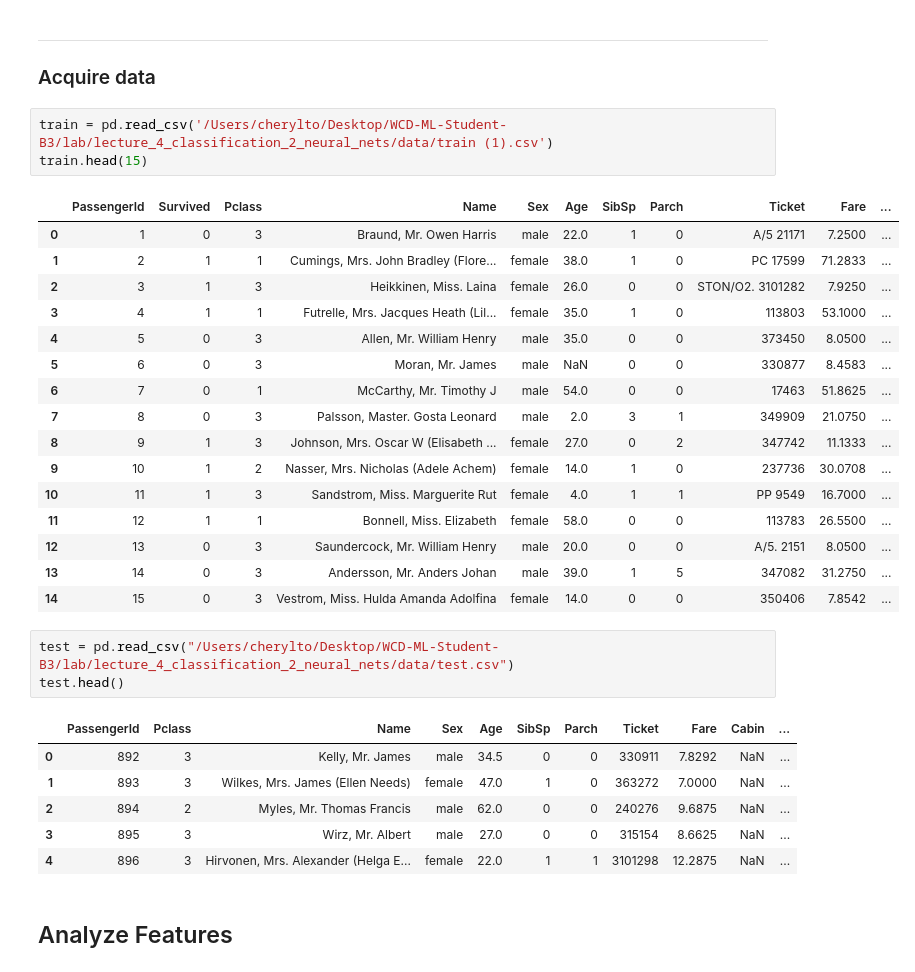
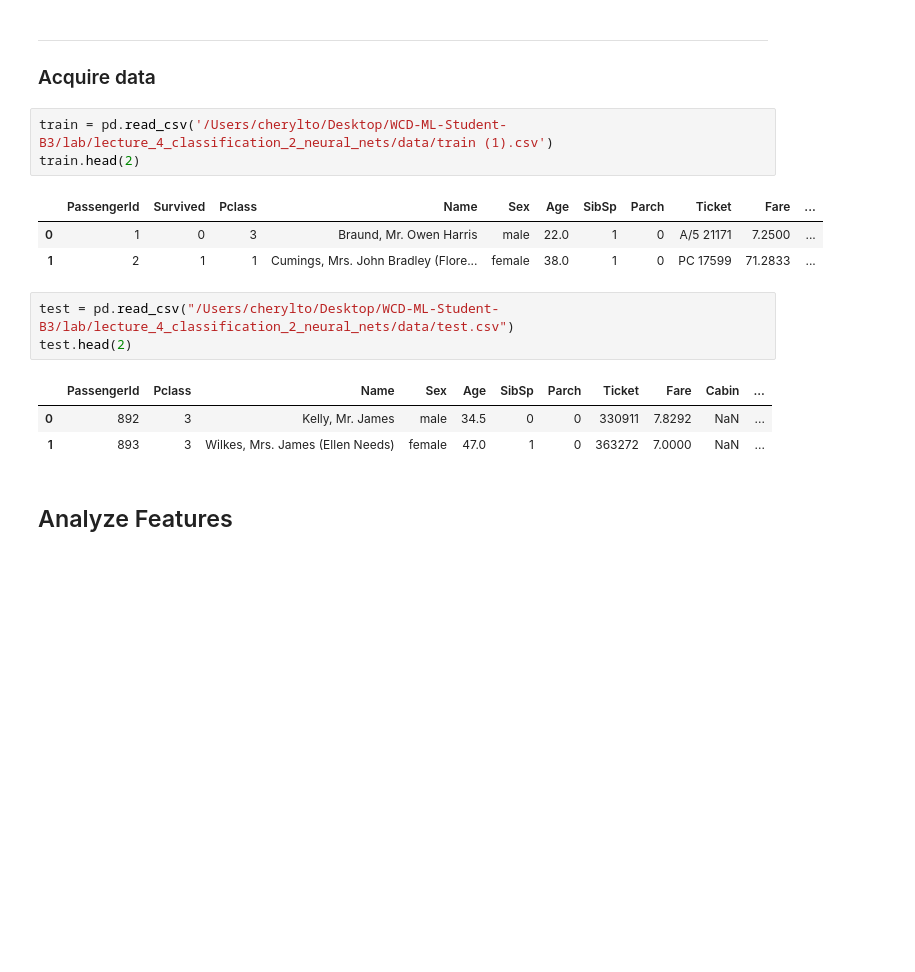
Before and after one commit to CherylTo/Titanic_WhyTheHeckNot-, a Jupyter notebook: Titanic_WhytheHeckNot!?.ipynb, the cells around one changed output. Drawn from its saved outputs; the diff is of its cells as text; blank space fills up the shorter version.

```diff
--- a/Titanic_WhytheHeckNot!?.ipynb
+++ b/Titanic_WhytheHeckNot!?.ipynb
@@ -42,34 +42,18 @@ from sklearn.linear_model import SGDClassifier
 ### Acquire data
 # %%
 train = pd.read_csv('/Users/cherylto/Desktop/WCD-ML-Student-B3/lab/lecture_4_classification_2_neural_nets/data/train (1).csv')
-train.head(15)
+train.head(2)
 # %% [output]
 |  | PassengerId | Survived | Pclass | Name | Sex | Age | SibSp | Parch | Ticket | Fare | ... |
 | 0 | 1 | 0 | 3 | Braund, Mr. Owen Harris | male | 22.0 | 1 | 0 | A/5 21171 | 7.2500 | ... |
 | 1 | 2 | 1 | 1 | Cumings, Mrs. John Bradley (Flore... | female | 38.0 | 1 | 0 | PC 17599 | 71.2833 | ... |
-| 2 | 3 | 1 | 3 | Heikkinen, Miss. Laina | female | 26.0 | 0 | 0 | STON/O2. 3101282 | 7.9250 | ... |
-| 3 | 4 | 1 | 1 | Futrelle, Mrs. Jacques Heath (Lil... | female | 35.0 | 1 | 0 | 113803 | 53.1000 | ... |
-| 4 | 5 | 0 | 3 | Allen, Mr. William Henry | male | 35.0 | 0 | 0 | 373450 | 8.0500 | ... |
-| 5 | 6 | 0 | 3 | Moran, Mr. James | male | NaN | 0 | 0 | 330877 | 8.4583 | ... |
-| 6 | 7 | 0 | 1 | McCarthy, Mr. Timothy J | male | 54.0 | 0 | 0 | 17463 | 51.8625 | ... |
-| 7 | 8 | 0 | 3 | Palsson, Master. Gosta Leonard | male | 2.0 | 3 | 1 | 349909 | 21.0750 | ... |
-| 8 | 9 | 1 | 3 | Johnson, Mrs. Oscar W (Elisabeth ... | female | 27.0 | 0 | 2 | 347742 | 11.1333 | ... |
-| 9 | 10 | 1 | 2 | Nasser, Mrs. Nicholas (Adele Achem) | female | 14.0 | 1 | 0 | 237736 | 30.0708 | ... |
-| 10 | 11 | 1 | 3 | Sandstrom, Miss. Marguerite Rut | female | 4.0 | 1 | 1 | PP 9549 | 16.7000 | ... |
-| 11 | 12 | 1 | 1 | Bonnell, Miss. Elizabeth | female | 58.0 | 0 | 0 | 113783 | 26.5500 | ... |
-| 12 | 13 | 0 | 3 | Saundercock, Mr. William Henry | male | 20.0 | 0 | 0 | A/5. 2151 | 8.0500 | ... |
-| 13 | 14 | 0 | 3 | Andersson, Mr. Anders Johan | male | 39.0 | 1 | 5 | 347082 | 31.2750 | ... |
-| 14 | 15 | 0 | 3 | Vestrom, Miss. Hulda Amanda Adolfina | female | 14.0 | 0 | 0 | 350406 | 7.8542 | ... |
 # %%
 test = pd.read_csv("/Users/cherylto/Desktop/WCD-ML-Student-B3/lab/lecture_4_classification_2_neural_nets/data/test.csv")
-test.head()
+test.head(2)
 # %% [output]
 |  | PassengerId | Pclass | Name | Sex | Age | SibSp | Parch | Ticket | Fare | Cabin | ... |
 | 0 | 892 | 3 | Kelly, Mr. James | male | 34.5 | 0 | 0 | 330911 | 7.8292 | NaN | ... |
 | 1 | 893 | 3 | Wilkes, Mrs. James (Ellen Needs) | female | 47.0 | 1 | 0 | 363272 | 7.0000 | NaN | ... |
-| 2 | 894 | 2 | Myles, Mr. Thomas Francis | male | 62.0 | 0 | 0 | 240276 | 9.6875 | NaN | ... |
-| 3 | 895 | 3 | Wirz, Mr. Albert | male | 27.0 | 0 | 0 | 315154 | 8.6625 | NaN | ... |
-| 4 | 896 | 3 | Hirvonen, Mrs. Alexander (Helga E... | female | 22.0 | 1 | 1 | 3101298 | 12.2875 | NaN | ... |
 # %% [markdown]
 ## Analyze Features
 # %%
```
Also changed, not shown: parts of 8 cells of this notebook.
